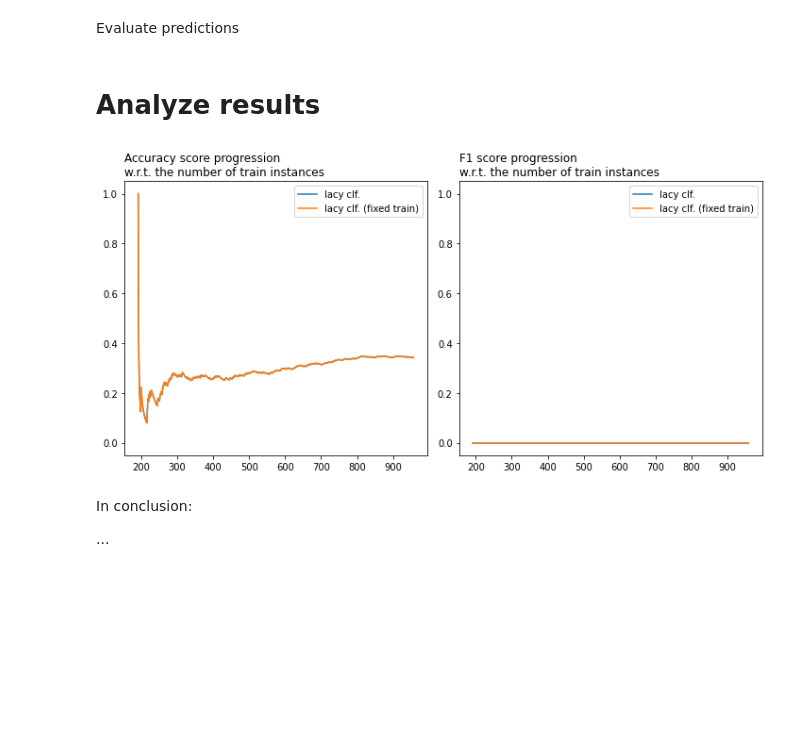
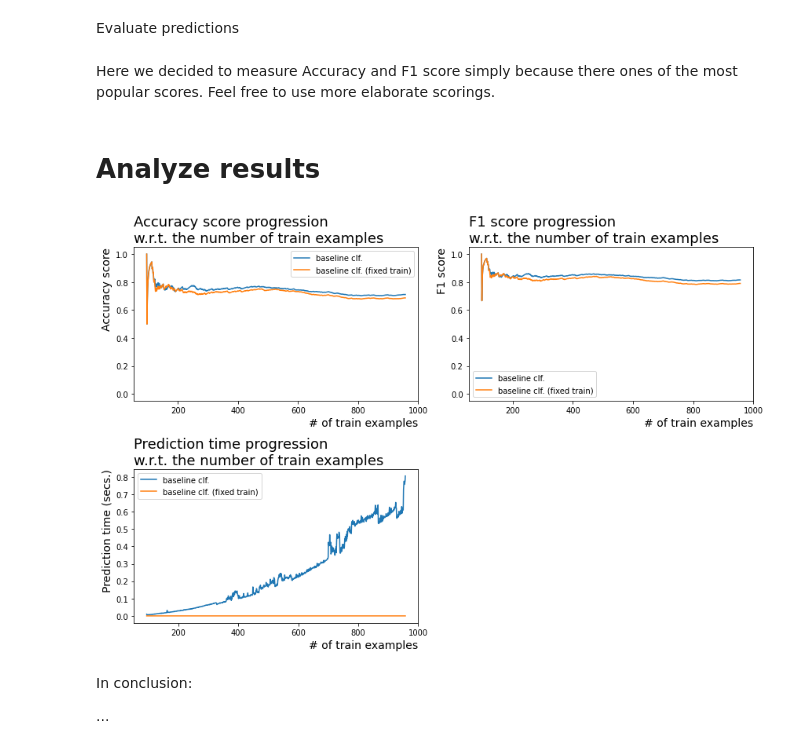
Before and after one commit to EgorDudyrev/OSDA_course, a Jupyter notebook: lazy_fca/lazyfca.ipynb, the cells around one changed output. Cells and saved outputs as stored; diff of their text form; code cells hidden in the pictures; blank space fills up the shorter version.

Commit message:
Refactor the example code

```diff
--- a/lazy_fca/lazyfca.ipynb
+++ b/lazy_fca/lazyfca.ipynb
@@ -47,7 +54,7 @@ y = y[X.index]  # Order y to follow the order of rows from X
 # %% [markdown]
 Assume that at the very begining, we know the labels only for the first 20% of rows.
 # %%
-n_train = int(len(X)*0.2)
+n_train = int(len(X)*0.1)
 n_test = len(X) - n_train
 n_train, n_test
 # %% [output]
@@ -59,4 +73,5 @@ Make predictions
 # %%
 %%time
-y_preds = list(lpipe.predict_array(X, y, n_train, use_tqdm=True))
+gen = list(lpipe.predict_array(X.values.tolist(), y.values.tolist(), n_train, use_tqdm=True, update_train=False))
+y_preds_fixedtrain, t_preds_fixedtrain = lpipe.apply_stopwatch(gen)
 # %% [output]
@@ -65,3 +79,0 @@ Wall time: 1min 33s
-# %%
-%%time
-y_preds_fixedtrain = list(lpipe.predict_array(X, y, n_train, use_tqdm=True, update_train=False))
@@ -72,38 +81,57 @@ Wall time: 26.6 s
 Evaluate predictions
 # %%
 y_test = y[n_train:]
+# %% [markdown]
+Here we decided to measure Accuracy and F1 score simply because there ones of the most popular scores. Feel free to use more elaborate scorings.
 # %%
 from sklearn.metrics import accuracy_score, f1_score
 
 score_vals = {}
 for score_f in [accuracy_score, f1_score]:
-    for fixed_train in [False, True]:
-        score_name = score_f.__name__
-        score_name += '_fixedtrain' if fixed_train else ''
-        preds = y_preds_fixedtrain if fixed_train else y_preds
+    score_name = score_f.__name__
+    preds = y_preds
+    score_vals[score_name] = [score_f(y_test[:i], preds[:i]) for i in range(1, len(preds))]
 
-        score_vals[score_name] = [score_f(y_test[:i], preds[:i]) for i in range(1, len(preds))]
+    score_name = score_f.__name__ + '_fixedtrain'
+    preds = y_preds_fixedtrain
+    score_vals[score_name] = [score_f(y_test[:i], preds[:i]) for i in range(1, len(preds))]
 # %% [markdown]
 # Analyze results
 # %%
 import matplotlib.pyplot as plt
-
-fig, axs = plt.subplots(1, 2, figsize=(10, 5))
+plt.rcParams['figure.facecolor'] = (1,1,1,1)  # Replace default "transparent" background of the figure with the "white" one
 
 
-for ax, t in zip(axs,['accuracy_score', 'f1_score']):
+fig, axs = plt.subplots(2, 2, figsize=(12, 8))
+
+# First two plots are for prediction quality comparison
+for ax, t in zip(axs[0],['accuracy_score', 'f1_score']):
     ax.set_ylim(0-0.05, 1+0.05)
-    ax.plot(range(n_train+1, len(X)), score_vals[t], label='lacy clf.')
-    ax.plot(range(n_train+1, len(X)), score_vals[t+'_fixedtrain'], label='lacy clf. (fixed train)')
+    ax.plot(range(n_train+1, len(X)), score_vals[t], label='baseline clf.')
+    ax.plot(range(n_train+1, len(X)), score_vals[t+'_fixedtrain'], label='baseline clf. (fixed train)')
 
+# The third plot is for prediction speed comparison
+axs[1,0].plot(range(n_train, len(X)), t_preds, label='baseline clf.')
+axs[1,0].plot(range(n_train, len(X)), t_preds_fixedtrain, label='baseline clf. (fixed train)')
+
+# Add labels and titles to the plots
+for (ax, t_verb, dim) in zip(axs.flatten(), ['Accuracy score', 'F1 score', 'Prediction time'], ['','','(secs.)']):
+    ax.set_title('\n'.join([f"{t_verb} progression", "w.r.t. the number of train examples"]), loc='left', size=18)
+    ax.set_xlabel('# of train examples', loc='right', size=14)
+    ax.set_ylabel(f"{t_verb} {dim}".strip(), loc='top', size=14)
     ax.legend()
 
-    ax.set_title('\n'.join([f"{t.replace('_', ' ').capitalize()} progression", "w.r.t. the number of train instances"]), loc='left')
+# Drop the predefined fourth plot since we do not use it
+axs[1,1].set_axis_off()
 
-fig.tight_layout()
+# Some postprocessing of plots
+plt.tight_layout()
+plt.subplots_adjust()
+
+plt.savefig('Classifier_comparison.png')
 plt.show()
 # %% [output]
-[figure, old version]
+[figure, new version]
 # %% [markdown]
 In conclusion:
 
```
Also changed, not shown: parts of 13 cells of this notebook, 2 other files.
